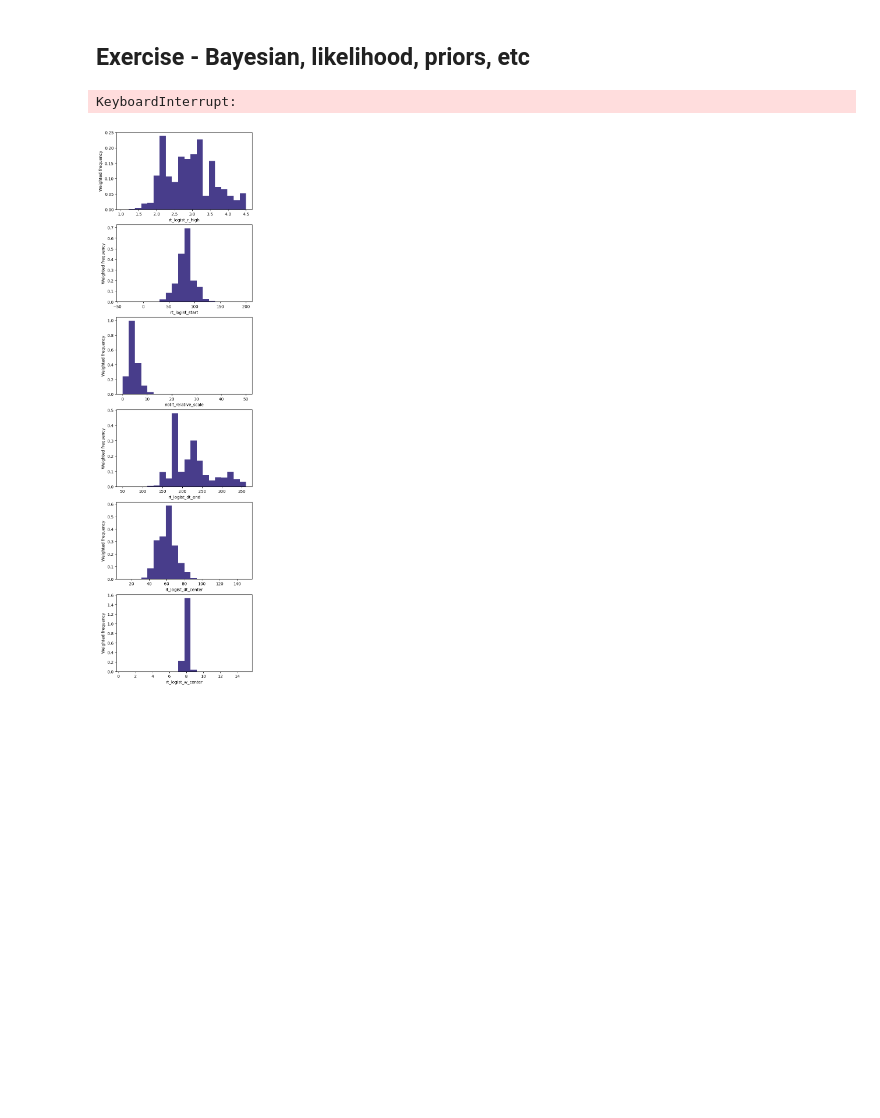
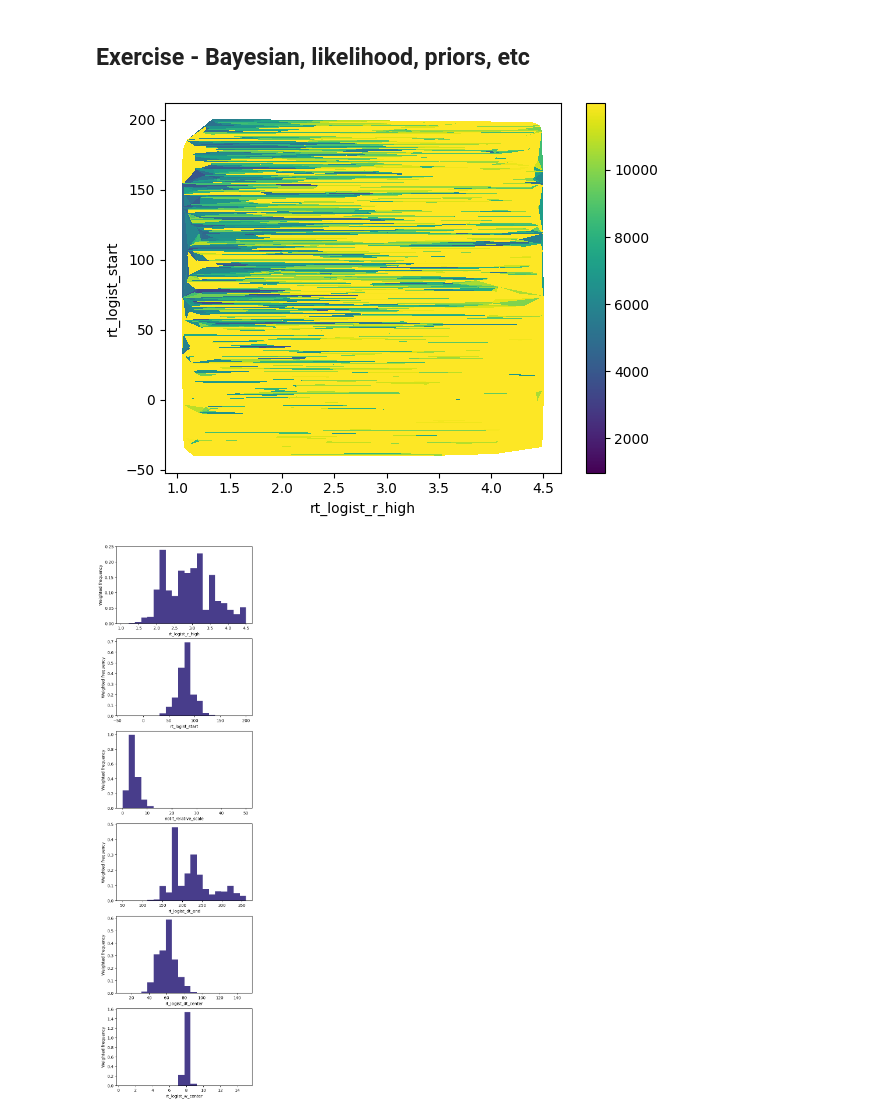
Before and after one commit to InfraMIND-models/3rd_imdc_ifgw_inframind-proteus, a Jupyter notebook: src/prototypes/run_dynamic_model.ipynb, the cells around one changed output. Saved outputs shown, nothing was run; the diff lists cells and outputs as text; code cells hidden in the pictures; blank space fills up the shorter version.

Commit message:
Ressample before KDE to reduce load

```diff
--- a/src/prototypes/run_dynamic_model.ipynb
+++ b/src/prototypes/run_dynamic_model.ipynb
@@ -297,34 +297,35 @@ PearsonRResult(statistic=np.float64(0.5739773342837362), pvalue=np.float64(5.872
 # %%
 free_param_names = list(config.sampling.param_ranges.keys())
 
 # Merge parameters and their scores
 df = pd.merge(
     params_df, results.scoring.summary,
     left_index=True, right_index=True,
 )
 
-df
+# Optional: Ressample to reduce load
+df = df.sample(n=2000, replace=True, random_state=42)
 
 fig, ax = plt.subplots()
 
 
 # Plot samples as is
 import matplotlib.tri as tri
 triangulation = tri.Triangulation(
     df[free_param_names[0]],
     df[free_param_names[1]],
 )
 plot = ax.tripcolor(
     triangulation, -df["nb_loglikelihood"],
     vmin=-df["nb_loglikelihood"].quantile(0.50), vmax=-df["nb_loglikelihood"].max()
 )
 ax.set_xlabel(free_param_names[0])
 ax.set_ylabel(free_param_names[1])
 fig.colorbar(plot)
 
 fig
 # %% [output]
-KeyboardInterrupt:
+[figure, added]
 # %%
 from scipy.stats import gaussian_kde
 
```
